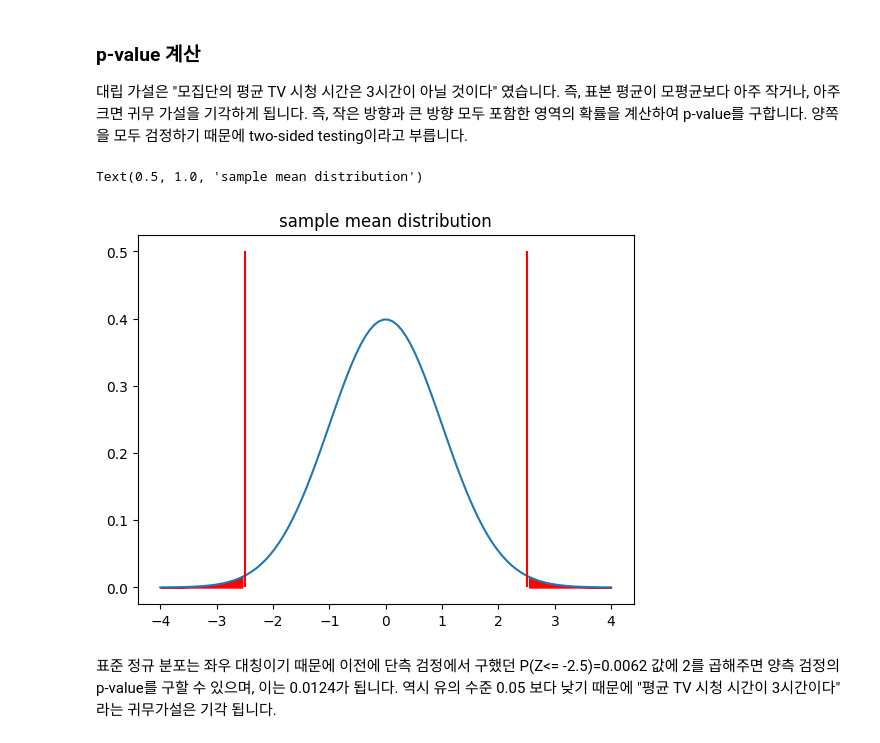
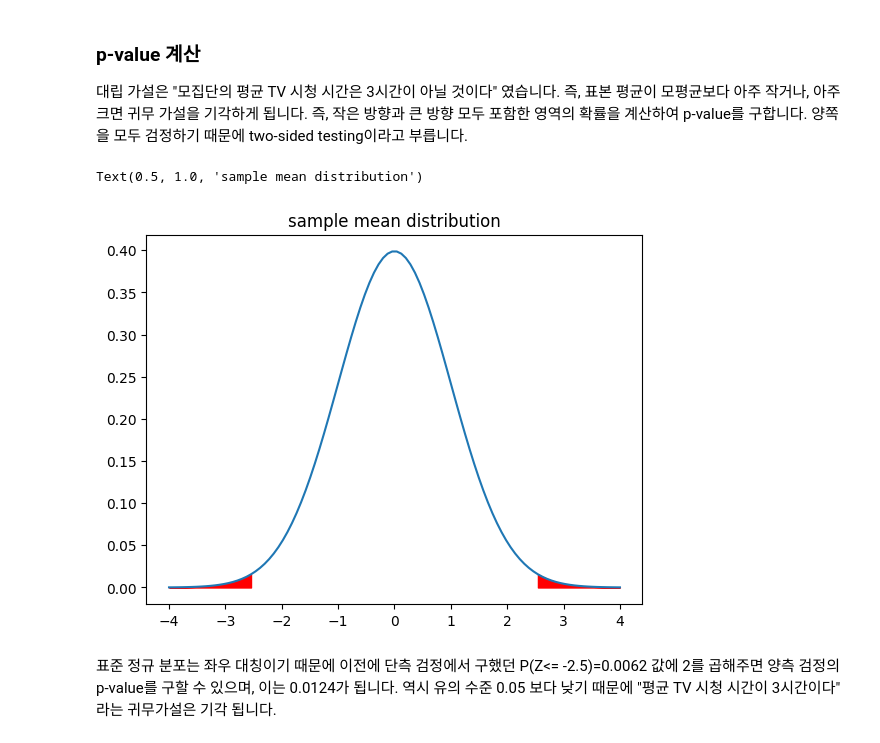
Before and after one commit to yeomko22/data_analytics_camp_6th, a Jupyter notebook: week_03/statistics/ch_08_two_sided_ztest.ipynb, the cells around one changed output. Cells and saved outputs as stored; diff of their text form; code cells hidden in the pictures.

```diff
--- a/week_03/statistics/ch_08_two_sided_ztest.ipynb
+++ b/week_03/statistics/ch_08_two_sided_ztest.ipynb
@@ -29,19 +29,17 @@ z 통계량은 이전과 동일하게 -2.5가 나왔습니다.
 # %%
 import numpy as np
 from matplotlib import pyplot as plt
 from scipy.stats import norm
 
 x = np.linspace(-4, 4, 100)
 pdf = norm.pdf(x, loc=0, scale=1)
 plt.plot(x, pdf)
-plt.vlines(-2.5, ymin=0, ymax=0.5, color="red")
-plt.vlines(2.5, ymin=0, ymax=0.5, color="red")
 plt.fill_between(x, pdf, where=(x <= -2.5), color="red")
 plt.fill_between(x, pdf, where=(x >= 2.5), color="red")
 plt.title("sample mean distribution")
 # %% [output]
 Text(0.5, 1.0, 'sample mean distribution')
-[figure, old version]
+[figure, new version]
 # %% [markdown]
 표준 정규 분포는 좌우 대칭이기 때문에 이전에 단측 검정에서 구했던 P(Z<= -2.5)=0.0062 값에 2를 곱해주면 양측 검정의 p-value를 구할 수 있으며, 이는 0.0124가 됩니다. 역시 유의 수준 0.05 보다 낮기 때문에 "평균 TV 시청 시간이 3시간이다" 라는 귀무가설은 기각 됩니다.
 # %% [markdown]
```
Also changed, not shown: parts of 1 cell of this notebook, 17 other files.
